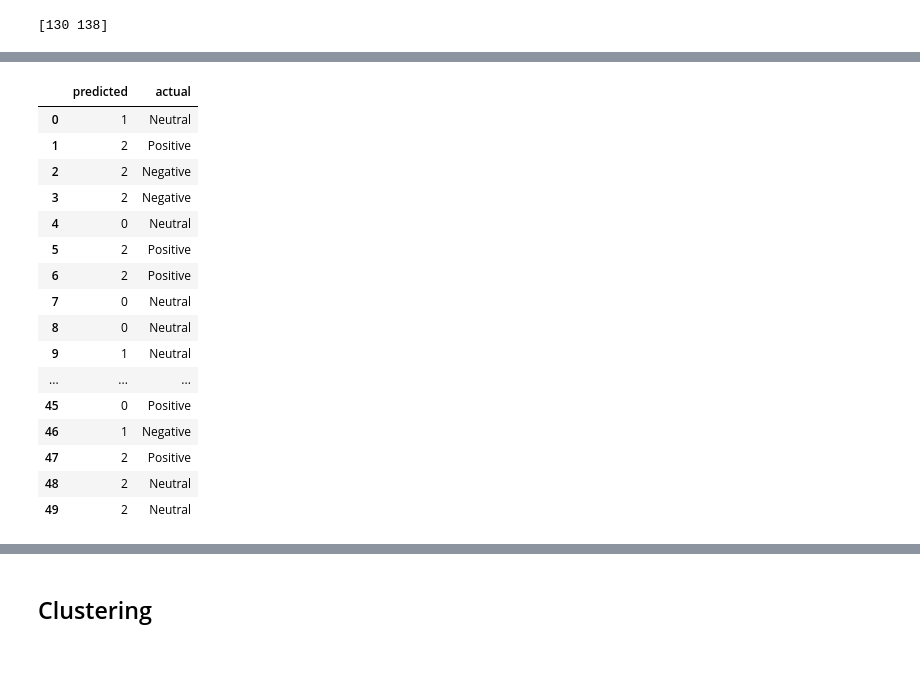
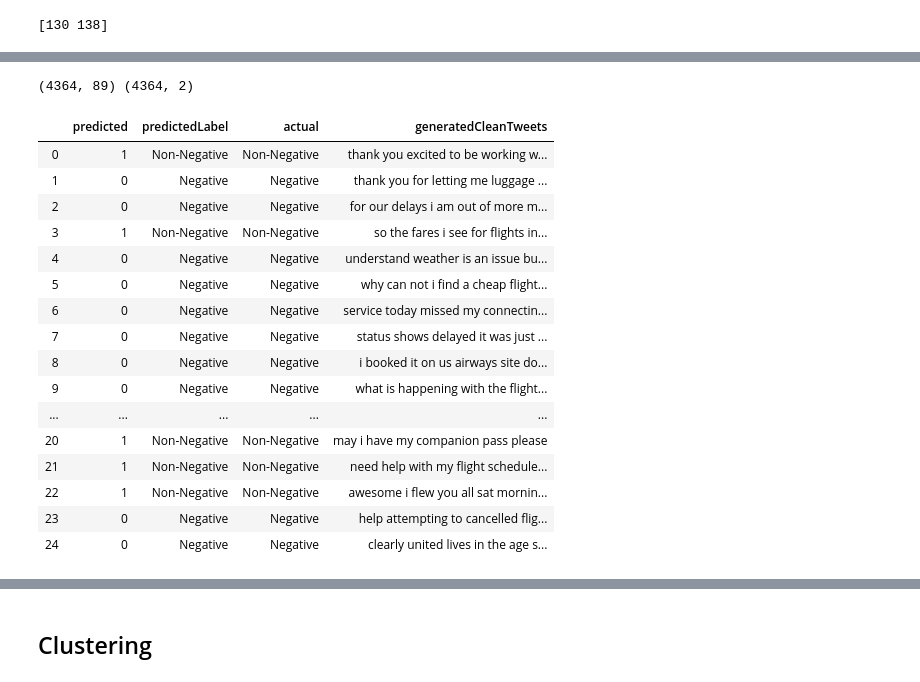
Before and after one commit to Jae-Ro/covid-19, a Jupyter notebook: Twitter Sentiment Data.ipynb, the cells around one changed output, grey strips where cells are left out. Drawn from its saved outputs; the diff is of its cells as text; code cells hidden in the pictures.

Commit message:
re-generate clean tweets

```diff
--- a/Twitter Sentiment Data.ipynb
+++ b/Twitter Sentiment Data.ipynb
@@ -258,23 +209,15 @@ negative_acc 86.28649015614393 %
 # %%
 text_labels = encoder.classes_
-res_dict = { 'predicted': [], 'actual': []}
+
+res_dict = {'predicted': [] }
 for i in range(len(X_test)):
     prediction = model.predict(np.array([X_test[i]]))
     predicted_label = text_labels[np.argmax(prediction[0])]
-#     print(predicted_label)
-    # print(test_files_names.iloc[i])
-    # res_dict['text'].append(test_text.iloc[i])
     res_dict['predicted'].append(predicted_label)
-    if(Y_test[i][0] == 1):
-        res_dict['actual'].append('Neutral')
-    elif Y_test[i][1] == 1 :
-        res_dict['actual'].append('Negative')
-    else:
-        res_dict['actual'].append('Positive')
-
-
 
 df_res = pd.DataFrame(data=res_dict)
+df_res['predictedLabel'] = ["Non-Negative" if y == 1 else "Negative" for y in df_res['predicted']]
+df_res['actual'] = ["Non-Negative" if y.tostring() == np.asarray([0, 1], dtype=np.uint8).tostring() else "Negative" for y in Y_test]
 
 print(df_res['predicted'].value_counts())
 print(df_res['actual'].value_counts())
@@ -298,23 +230,37 @@ Negative    699
 Name: actual, dtype: int64
+# %%
+## Reverse the tokenized vectors to re-generate the cleaned versions of tweets
+
+reverseTokenizerDict = dict(map(reversed, tokenizer.word_index.items()))
+predTweets = []
+for i in X_test:
+    s = ""
+    for j in i:
+        if j != 0:
+            s += reverseTokenizerDict[j] + " "
+    predTweets.append(s)
+
+df_res['generatedCleanTweets'] = predTweets
+# %% [output]
+(4364, 89) (4364, 2)
 # %%
 pd.options.display.max_colwidth = 100
-
-df_res.head(50)
+df_res.head(25)
 # %% [output]
-|  | predicted | actual |
-| 0 | 1 | Neutral |
-| 1 | 2 | Positive |
-| 2 | 2 | Negative |
-| 3 | 2 | Negative |
-| 4 | 0 | Neutral |
-| 5 | 2 | Positive |
-| 6 | 2 | Positive |
-| 7 | 0 | Neutral |
-| 8 | 0 | Neutral |
-| 9 | 1 | Neutral |
-| ... | ... | ... |
-| 45 | 0 | Positive |
-| 46 | 1 | Negative |
-| 47 | 2 | Positive |
-| 48 | 2 | Neutral |
-| 49 | 2 | Neutral |
+|  | predicted | predictedLabel | actual | generatedCleanTweets |
+| 0 | 1 | Non-Negative | Non-Negative | thank you excited to be working w... |
+| 1 | 0 | Negative | Negative | thank you for letting me luggage ... |
+| 2 | 0 | Negative | Negative | for our delays i am out of more m... |
+| 3 | 1 | Non-Negative | Non-Negative | so the fares i see for flights in... |
+| 4 | 0 | Negative | Negative | understand weather is an issue bu... |
+| 5 | 0 | Negative | Negative | why can not i find a cheap flight... |
+| 6 | 0 | Negative | Negative | service today missed my connectin... |
+| 7 | 0 | Negative | Negative | status shows delayed it was just ... |
+| 8 | 0 | Negative | Negative | i booked it on us airways site do... |
+| 9 | 0 | Negative | Negative | what is happening with the flight... |
+| ... | ... | ... | ... | ... |
+| 20 | 1 | Non-Negative | Non-Negative | may i have my companion pass please |
+| 21 | 1 | Non-Negative | Non-Negative | need help with my flight schedule... |
+| 22 | 1 | Non-Negative | Non-Negative | awesome i flew you all sat mornin... |
+| 23 | 0 | Negative | Negative | help attempting to cancelled flig... |
+| 24 | 0 | Negative | Negative | clearly united lives in the age s... |
```
Also changed, not shown: parts of 12 cells of this notebook.
